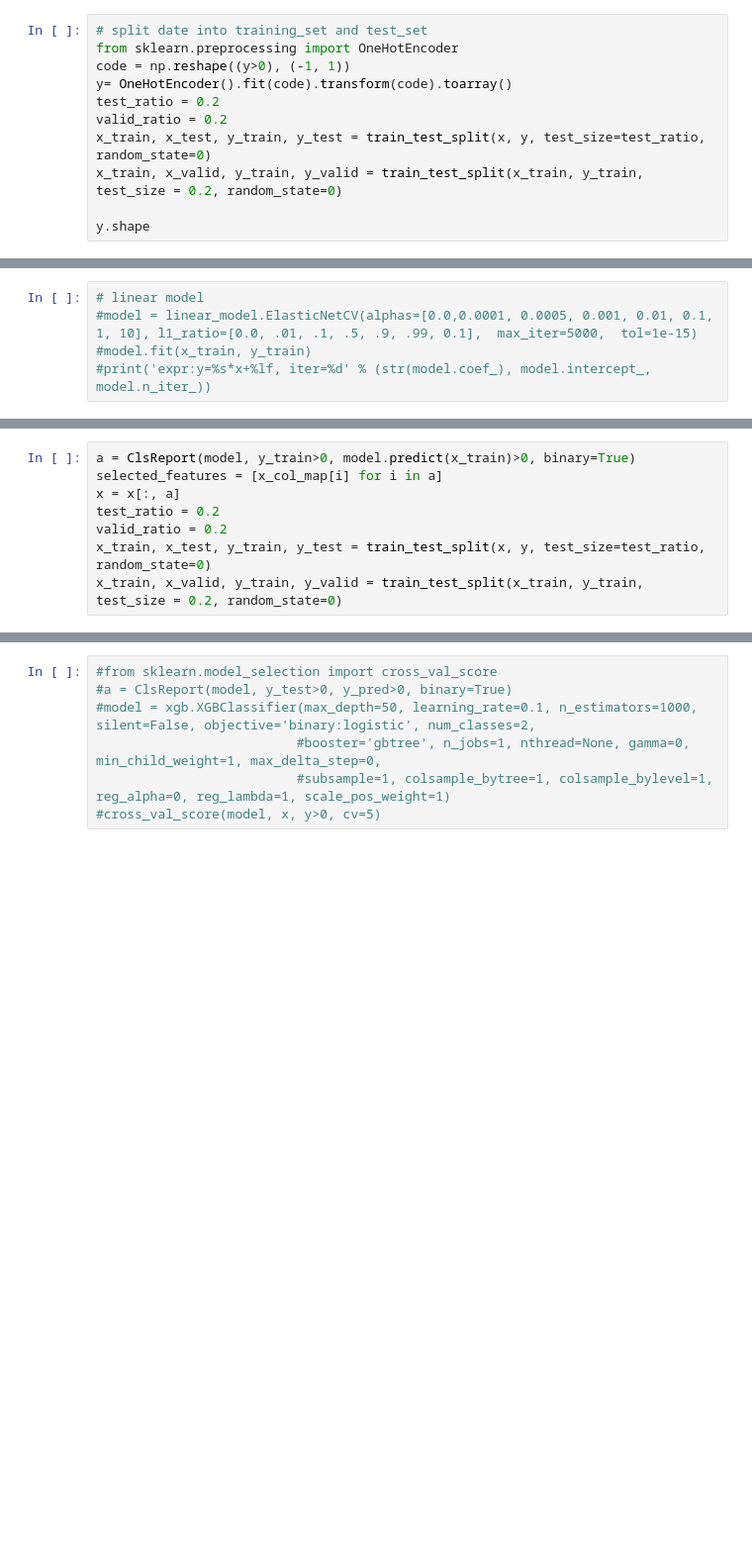
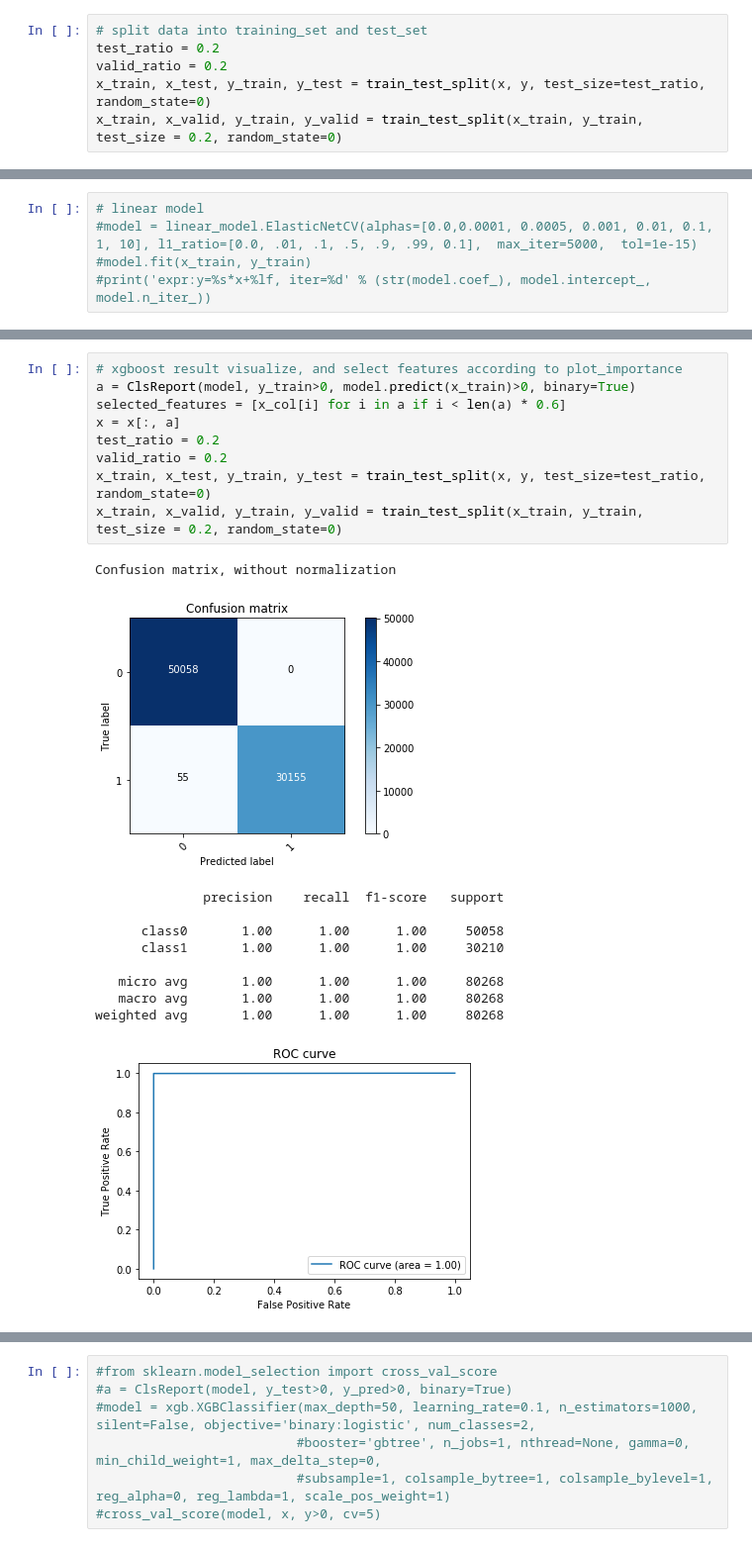
Before and after one commit to nickhuangxinyu/zxrk, a Jupyter notebook: problem1/zxrk.ipynb, the cells around one changed output, grey strips where cells are left out. Shown: that part at 99% size. Saved outputs shown, nothing was run; the diff lists cells and outputs as text; blank space fills up the shorter version.

```diff
--- a/problem1/zxrk.ipynb
+++ b/problem1/zxrk.ipynb
@@ -94,11 +110,6 @@ PlotFactorCorr(x, y)
 # %%
-# split date into training_set and test_set
-from sklearn.preprocessing import OneHotEncoder
-code = np.reshape((y>0), (-1, 1))
-y= OneHotEncoder().fit(code).transform(code).toarray()
+# split data into training_set and test_set
 test_ratio = 0.2
 valid_ratio = 0.2
 x_train, x_test, y_train, y_test = train_test_split(x, y, test_size=test_ratio, random_state=0)
 x_train, x_valid, y_train, y_valid = train_test_split(x_train, y_train, test_size = 0.2, random_state=0)
-
-y.shape
@@ -120,8 +147,21 @@ y_pred = model.predict(x_test)
 # %%
+# xgboost result visualize, and select features according to plot_importance
 a = ClsReport(model, y_train>0, model.predict(x_train)>0, binary=True)
-selected_features = [x_col_map[i] for i in a]
+selected_features = [x_col[i] for i in a if i < len(a) * 0.6]
 x = x[:, a]
 test_ratio = 0.2
 valid_ratio = 0.2
 x_train, x_test, y_train, y_test = train_test_split(x, y, test_size=test_ratio, random_state=0)
 x_train, x_valid, y_train, y_valid = train_test_split(x_train, y_train, test_size = 0.2, random_state=0)
+# %% [output]
+Confusion matrix, without normalization
+[figure, added]
+              precision    recall  f1-score   support
+
+      class0       1.00      1.00      1.00     50058
+      class1       1.00      1.00      1.00     30210
+
+   micro avg       1.00      1.00      1.00     80268
+   macro avg       1.00      1.00      1.00     80268
+weighted avg       1.00      1.00      1.00     80268
+[figure, added]
```
Also changed, not shown: parts of 14 cells of this notebook, 2 other files.
